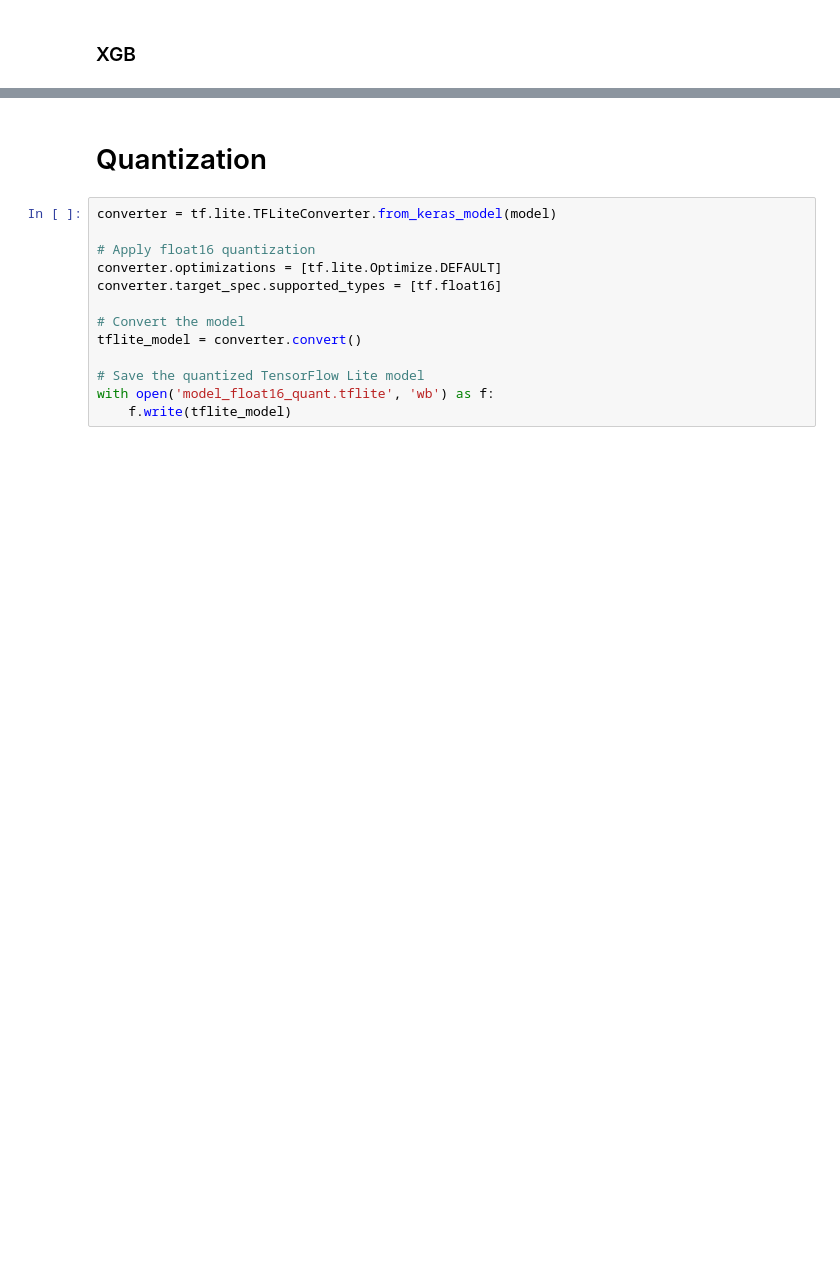
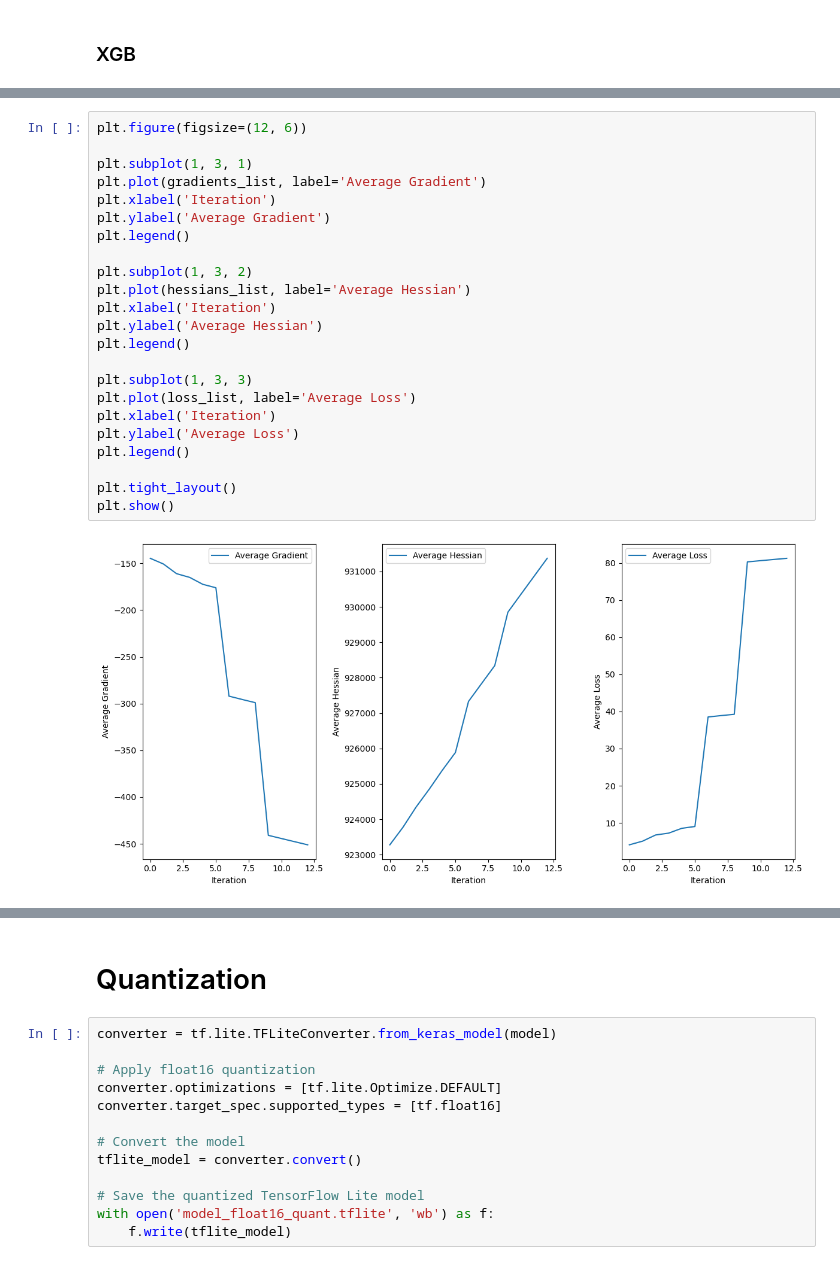
Before and after one commit to DawidJedraszczyk/e-Bimba, a Jupyter notebook: deep_learning/DL_pipeline.ipynb, the cells around one changed output, grey strips where cells are left out. Saved outputs shown, nothing was run; the diff lists cells and outputs as text; blank space fills up the shorter version.

```diff
--- a/deep_learning/DL_pipeline.ipynb
+++ b/deep_learning/DL_pipeline.ipynb
@@ -206,3 +388,28 @@ ValueError: could not convert string to float: '-nan(ind)'
+# %%
+plt.figure(figsize=(12, 6))
+
+plt.subplot(1, 3, 1)
+plt.plot(gradients_list, label='Average Gradient')
+plt.xlabel('Iteration')
+plt.ylabel('Average Gradient')
+plt.legend()
+
+plt.subplot(1, 3, 2)
+plt.plot(hessians_list, label='Average Hessian')
+plt.xlabel('Iteration')
+plt.ylabel('Average Hessian')
+plt.legend()
+
+plt.subplot(1, 3, 3)
+plt.plot(loss_list, label='Average Loss')
+plt.xlabel('Iteration')
+plt.ylabel('Average Loss')
+plt.legend()
+
+plt.tight_layout()
+plt.show()
+# %% [output]
+[figure, added]
 # %%
 batch_size = 10000
 
```
Also changed, not shown: parts of 24 cells of this notebook, 2 other files.
